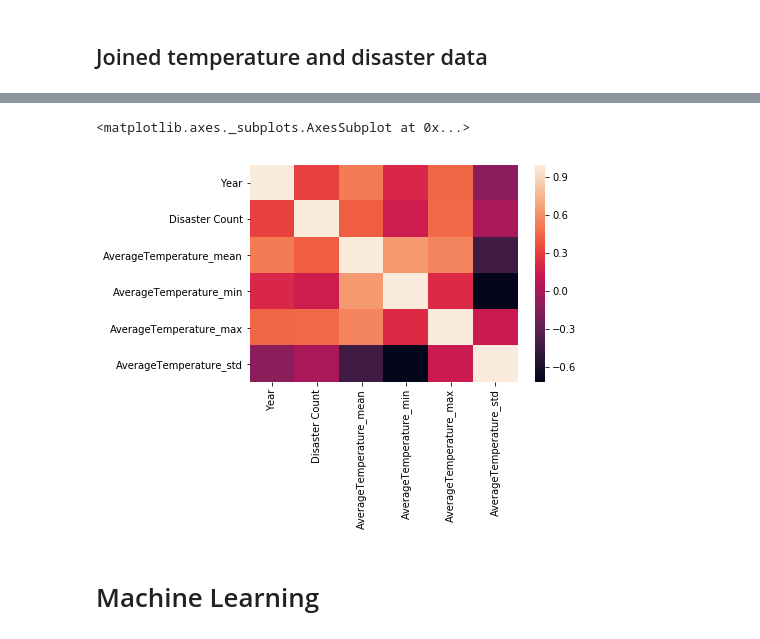
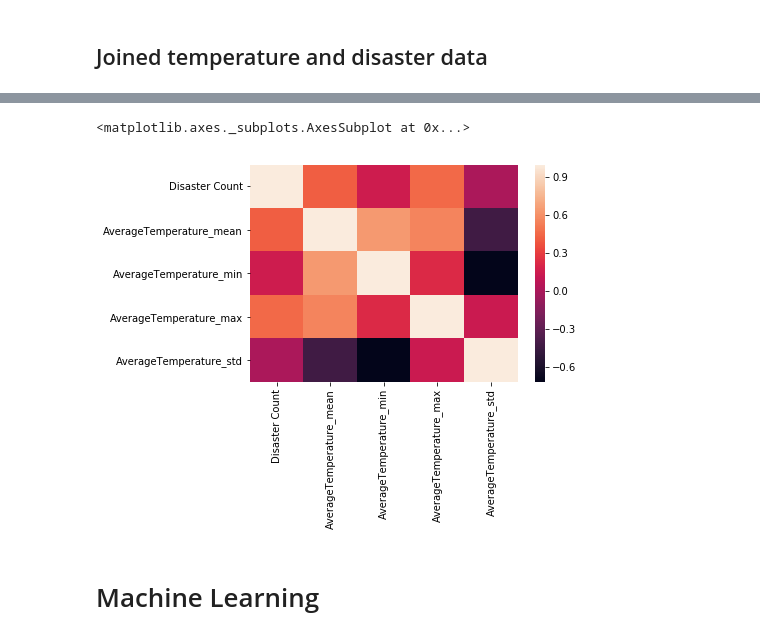
Before and after one commit to karahahn/Springboard_Capstone1, a Jupyter notebook: Capstone 1 Final Report.ipynb, the cells around one changed output, grey strips where cells are left out. Saved outputs shown, nothing was run; the diff lists cells and outputs as text; code cells hidden in the pictures.

```diff
--- a/Capstone 1 Final Report.ipynb
+++ b/Capstone 1 Final Report.ipynb
@@ -821,12 +911,14 @@ sns.heatmap(corr,
 # %%
 # correlation map for Mid Atlantic Northeast Region / Hurricane
-corr = joindf.loc[('midatlantic northeast region', 'Hurricane')].corr()
+corrdf = joindf.loc[('midatlantic northeast region', 'Hurricane')]
+corrdf = corrdf.drop(['Year'], axis=1)
+corr = corrdf.corr()
 sns.heatmap(corr,
         xticklabels=corr.columns,
         yticklabels=corr.columns)
 # %% [output]
 <matplotlib.axes._subplots.AxesSubplot at 0x...>
-[figure, old version]
+[figure, new version]
 # %% [markdown]
 # Machine Learning
 # %% [markdown]
```
Also changed, not shown: parts of 84 cells of this notebook.
